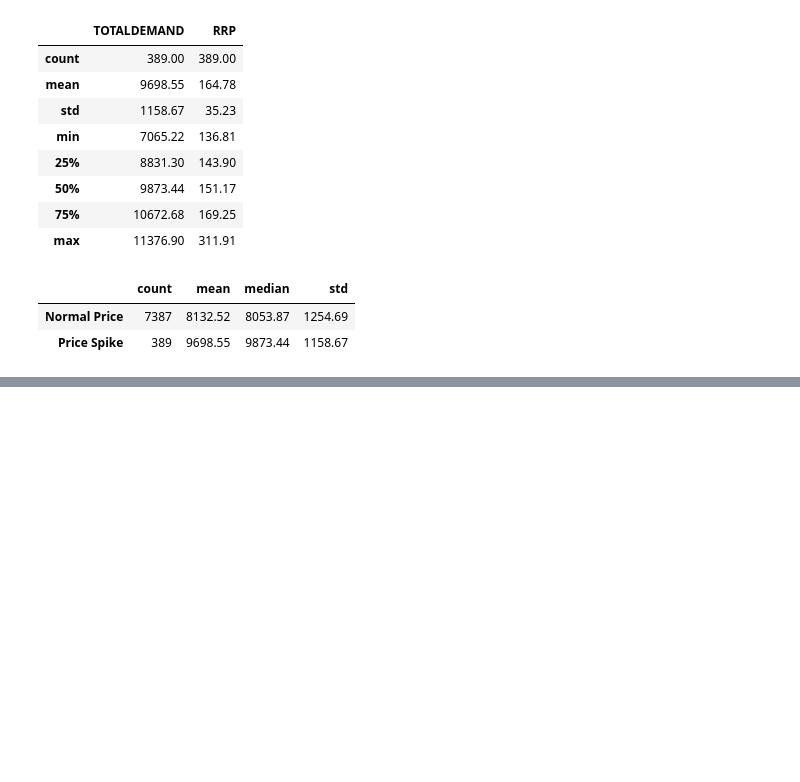
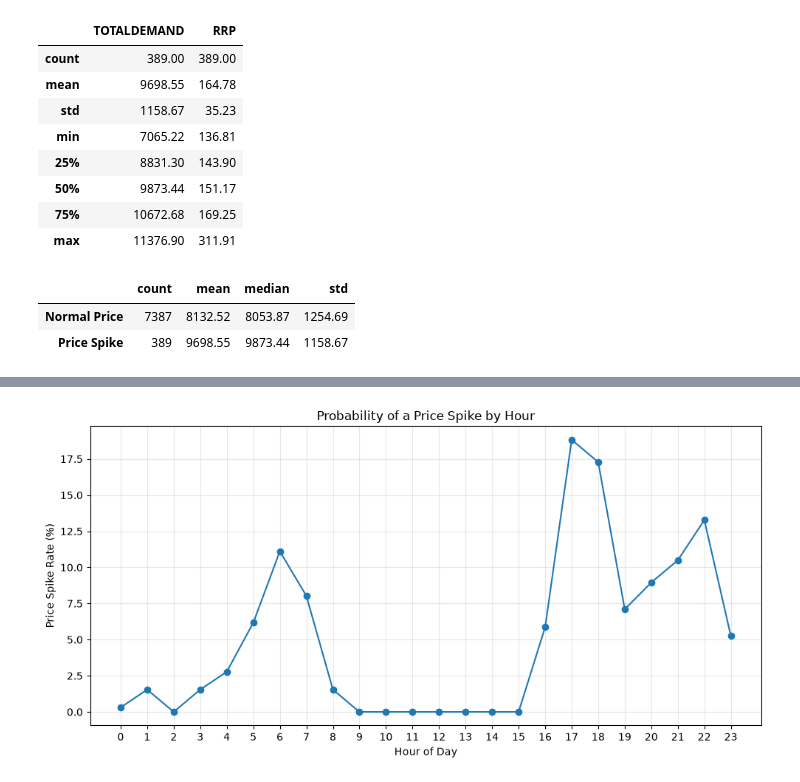
Before and after one commit to klm2109/australian-energy-market-analytics, a Jupyter notebook: notebooks/Price_Demand Analysis.ipynb, the cells around one changed output, grey strips where cells are left out. Cells and saved outputs as stored; diff of their text form; code cells hidden in the pictures; blank space fills up the shorter version.

```diff
--- a/notebooks/Price_Demand Analysis.ipynb
+++ b/notebooks/Price_Demand Analysis.ipynb
@@ -396,0 +508,26 @@ demand_spike_comparison
+# %%
+# Using a better metric, which is the spike rate by hour
+hourly_spike_rate = (
+    df.groupby("hour")["price_spike"]
+      .mean()
+      .mul(100)
+)
+
+plt.figure(figsize=(10, 5))
+
+plt.plot(
+    hourly_spike_rate.index,
+    hourly_spike_rate.values,
+    marker="o"
+)
+
+plt.xlabel("Hour of Day")
+plt.ylabel("Price Spike Rate (%)")
+plt.title("Probability of a Price Spike by Hour")
+
+plt.xticks(range(24))
+plt.grid(alpha=0.3)
+plt.tight_layout()
+plt.show()
+# %% [output]
+[figure, added]
```
Also changed, not shown: parts of 7 cells of this notebook.
